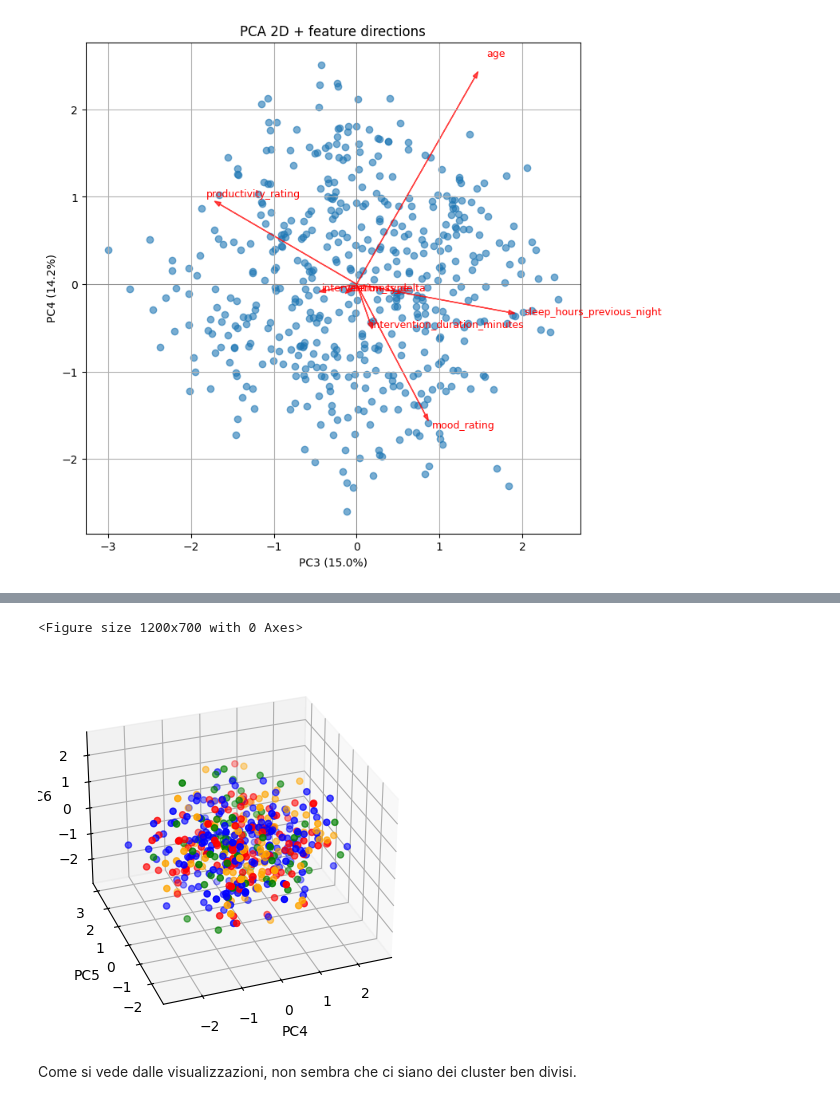
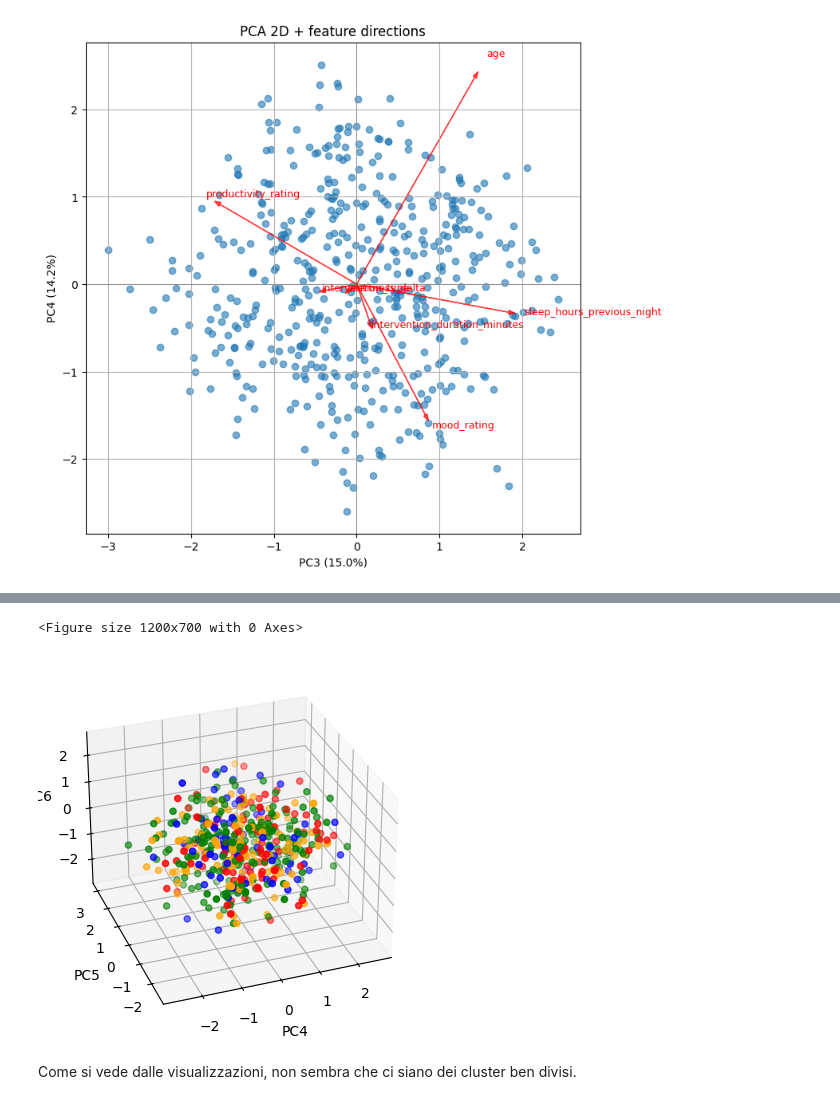
Before and after one commit to Grimino27/PDAI_Project, a Jupyter notebook: scripts/PCA_and_Clustering.ipynb, the cells around one changed output, grey strips where cells are left out. Cells and saved outputs as stored; diff of their text form; code cells hidden in the pictures.

```diff
--- a/scripts/PCA_and_Clustering.ipynb
+++ b/scripts/PCA_and_Clustering.ipynb
@@ -140,5 +142,5 @@ pc_df = pd.DataFrame(data = pc_df, columns = ["PC1","PC2"])
 # %%
-side_effects_dict = {0:'No side effects', 1:'Grogginess', 2:'Crash', 3:'Anxiety'}
+side_effects_dict = {3:'No side effects', 2:'Grogginess', 1:'Crash', 0:'Anxiety'}
 # %%
 df_y = df_y.replace(side_effects_dict) # Riassegno le etichette ai rispettivi valori numerici dei side effects per maggiore interpretabilità nei grafici
 # %%
@@ -617,25 +613,22 @@ plt.show()
 # %%
 #3D scatter plot
 pcan = PCA(n_components=6)
-pc_df = pcan.fit_transform(X_scaled.drop(["occupation_Student", "occupation_Working Professional", "occupation_Freelancer"], axis=1))
+pc_np = pcan.fit_transform(X_scaled.drop(["occupation_Student", "occupation_Working Professional", "occupation_Freelancer"], axis=1))
 
 fig = plt.figure(figsize=(12,7))
 ax = plt.figure().add_subplot(projection='3d')
 
 cmap = {'No side effects':'green','Grogginess':'orange', 'Crash':'red', 'Anxiety':'blue'}
-side_effects_dict = {0:'No side effects', 1:'Grogginess', 2:'Crash', 3:'Anxiety'}
 
-
-# ax.scatter(pc3[:,0], pc3[:,1], pc3[:,2], c=[cmap[c] for c in  df_y], marker='o', s=20)
-ax.scatter(pc_df[:,3], pc_df[:,4], pc_df[:,5], c=[cmap[c] for c in df_y.values], marker='o', s=20)
+ax.scatter(pc_np[:,3], pc_np[:,4], pc_np[:,5], c=[cmap[c] for c in df_y.values], marker='o', s=20)
 
 ax.set_xlabel('PC4')
 ax.set_ylabel('PC5')
 ax.set_zlabel('PC6')
 ax.view_init(30,-110)
 plt.show()
 # %% [output]
 <Figure size 1200x700 with 0 Axes>
-[figure, old version]
+[figure, new version]
 # %% [markdown]
 Come si vede dalle visualizzazioni, non sembra che ci siano dei cluster ben divisi.
```
Also changed, not shown: parts of 16 cells of this notebook, 1 other file.
